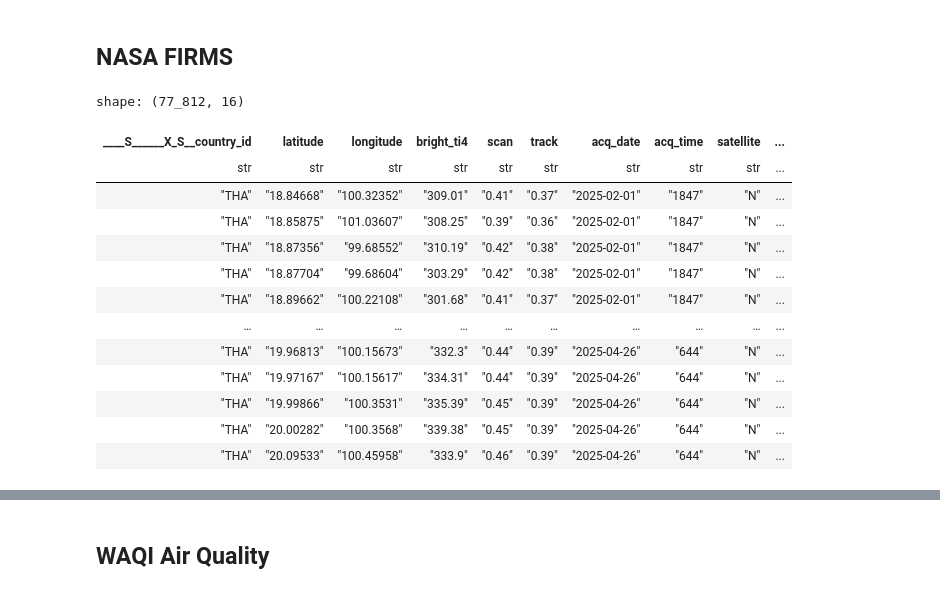
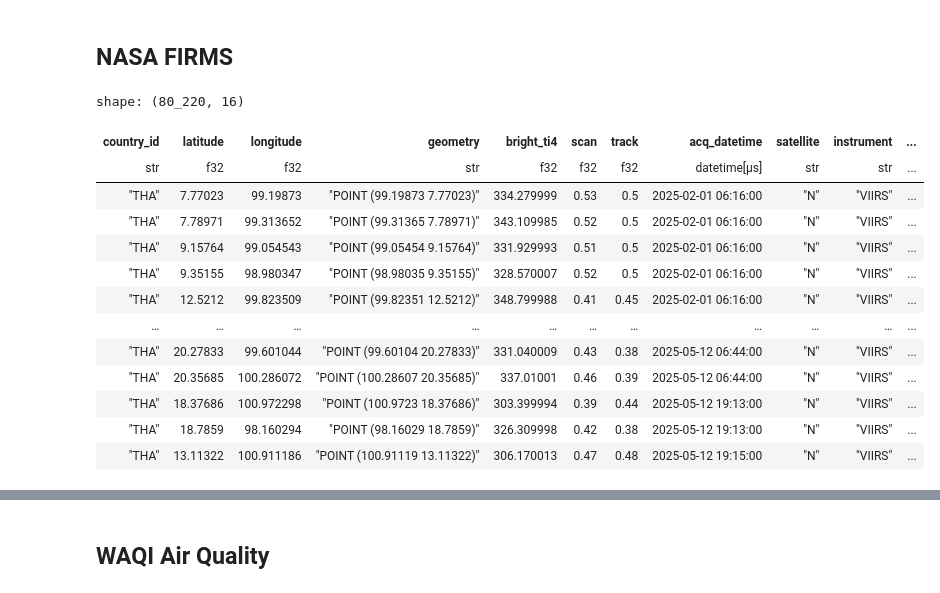
Before and after one commit to dafrose-bajaro/analytics-repo, a Jupyter notebook: notebooks/00_experiment.ipynb, the cells around one changed output, grey strips where cells are left out. Cells and saved outputs as stored; diff of their text form; code cells hidden in the pictures.

Commit message:
feat: add nasa firms data

```diff
--- a/notebooks/00_experiment.ipynb
+++ b/notebooks/00_experiment.ipynb
@@ -38,22 +38,22 @@ shape: (9, 2)
 # %%
 # sample query
 conn.sql("""
     SELECT *
-    FROM public.nasa_firms_raw
-    ORDER BY acq_date, acq_time
+    FROM public.nasa_firms_clean
+    ORDER BY acq_datetime
     """).pl()
 # %% [output]
-shape: (77_812, 16)
+shape: (80_220, 16)
-| ____S______X_S__country_id | latitude | longitude | bright_ti4 | scan | track | acq_date | acq_time | satellite | ... |
-| str | str | str | str | str | str | str | str | str | ... |
-| "THA" | "18.84668" | "100.32352" | "309.01" | "0.41" | "0.37" | "2025-02-01" | "1847" | "N" | ... |
-| "THA" | "18.85875" | "101.03607" | "308.25" | "0.39" | "0.36" | "2025-02-01" | "1847" | "N" | ... |
-| "THA" | "18.87356" | "99.68552" | "310.19" | "0.42" | "0.38" | "2025-02-01" | "1847" | "N" | ... |
-| "THA" | "18.87704" | "99.68604" | "303.29" | "0.42" | "0.38" | "2025-02-01" | "1847" | "N" | ... |
-| "THA" | "18.89662" | "100.22108" | "301.68" | "0.41" | "0.37" | "2025-02-01" | "1847" | "N" | ... |
-| … | … | … | … | … | … | … | … | … | ... |
-| "THA" | "19.96813" | "100.15673" | "332.3" | "0.44" | "0.39" | "2025-04-26" | "644" | "N" | ... |
-| "THA" | "19.97167" | "100.15617" | "334.31" | "0.44" | "0.39" | "2025-04-26" | "644" | "N" | ... |
-| "THA" | "19.99866" | "100.3531" | "335.39" | "0.45" | "0.39" | "2025-04-26" | "644" | "N" | ... |
-| "THA" | "20.00282" | "100.3568" | "339.38" | "0.45" | "0.39" | "2025-04-26" | "644" | "N" | ... |
-| "THA" | "20.09533" | "100.45958" | "333.9" | "0.46" | "0.39" | "2025-04-26" | "644" | "N" | ... |
+| country_id | latitude | longitude | geometry | bright_ti4 | scan | track | acq_datetime | satellite | instrument | ... |
+| str | f32 | f32 | str | f32 | f32 | f32 | datetime[μs] | str | str | ... |
+| "THA" | 7.77023 | 99.19873 | "POINT (99.19873 7.77023)" | 334.279999 | 0.53 | 0.5 | 2025-02-01 06:16:00 | "N" | "VIIRS" | ... |
+| "THA" | 7.78971 | 99.313652 | "POINT (99.31365 7.78971)" | 343.109985 | 0.52 | 0.5 | 2025-02-01 06:16:00 | "N" | "VIIRS" | ... |
+| "THA" | 9.15764 | 99.054543 | "POINT (99.05454 9.15764)" | 331.929993 | 0.51 | 0.5 | 2025-02-01 06:16:00 | "N" | "VIIRS" | ... |
+| "THA" | 9.35155 | 98.980347 | "POINT (98.98035 9.35155)" | 328.570007 | 0.52 | 0.5 | 2025-02-01 06:16:00 | "N" | "VIIRS" | ... |
+| "THA" | 12.5212 | 99.823509 | "POINT (99.82351 12.5212)" | 348.799988 | 0.41 | 0.45 | 2025-02-01 06:16:00 | "N" | "VIIRS" | ... |
+| … | … | … | … | … | … | … | … | … | … | ... |
+| "THA" | 20.27833 | 99.601044 | "POINT (99.60104 20.27833)" | 331.040009 | 0.43 | 0.38 | 2025-05-12 06:44:00 | "N" | "VIIRS" | ... |
+| "THA" | 20.35685 | 100.286072 | "POINT (100.28607 20.35685)" | 337.01001 | 0.46 | 0.39 | 2025-05-12 06:44:00 | "N" | "VIIRS" | ... |
+| "THA" | 18.37686 | 100.972298 | "POINT (100.9723 18.37686)" | 303.399994 | 0.39 | 0.44 | 2025-05-12 19:13:00 | "N" | "VIIRS" | ... |
+| "THA" | 18.7859 | 98.160294 | "POINT (98.16029 18.7859)" | 326.309998 | 0.42 | 0.38 | 2025-05-12 19:13:00 | "N" | "VIIRS" | ... |
+| "THA" | 13.11322 | 100.911186 | "POINT (100.91119 13.11322)" | 306.170013 | 0.47 | 0.48 | 2025-05-12 19:15:00 | "N" | "VIIRS" | ... |
```
Also changed, not shown: parts of 10 cells of this notebook, 4 other files.
